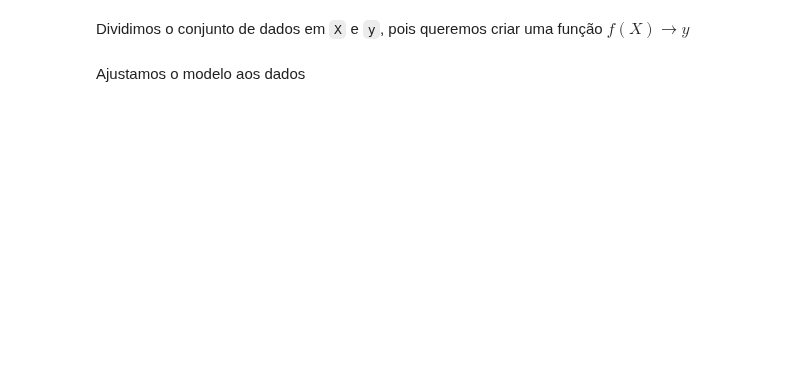
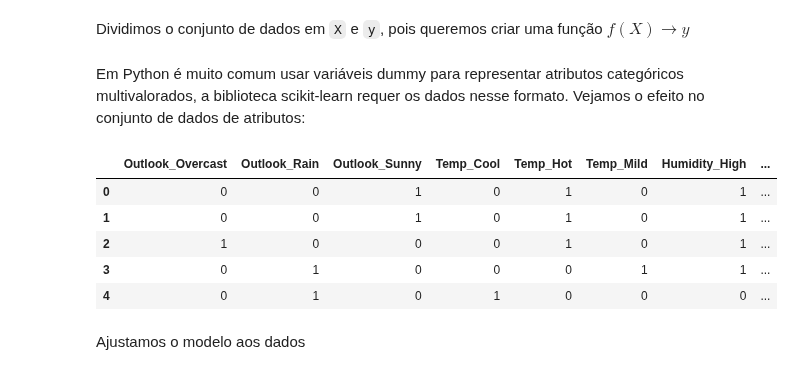
Before and after one commit to anfer86/teaching-datamining-lessons, a Jupyter notebook: aula07/arvores_de_decisao.ipynb, the cells around one changed output. Saved outputs shown, nothing was run; the diff lists cells and outputs as text; code cells hidden in the pictures; blank space fills up the shorter version.

```diff
--- a/aula07/arvores_de_decisao.ipynb
+++ b/aula07/arvores_de_decisao.ipynb
@@ -369,6 +364,17 @@ Dividimos o conjunto de dados em `X` e `y`, pois queremos criar uma função $f(
 X = df.drop([classe], axis = 1)
 X = pd.get_dummies(X)
 y = df[classe]
+# %% [markdown]
+Em Python é muito comum usar variáveis dummy para representar atributos categóricos multivalorados, a biblioteca scikit-learn requer os dados nesse formato. Vejamos o efeito no conjunto de dados de atributos:
+# %%
+X.head()
+# %% [output]
+|  | Outlook_Overcast | Outlook_Rain | Outlook_Sunny | Temp_Cool | Temp_Hot | Temp_Mild | Humidity_High | ... |
+| 0 | 0 | 0 | 1 | 0 | 1 | 0 | 1 | ... |
+| 1 | 0 | 0 | 1 | 0 | 1 | 0 | 1 | ... |
+| 2 | 1 | 0 | 0 | 0 | 1 | 0 | 1 | ... |
+| 3 | 0 | 1 | 0 | 0 | 0 | 1 | 1 | ... |
+| 4 | 0 | 1 | 0 | 1 | 0 | 0 | 0 | ... |
 # %% [markdown]
 Ajustamos o modelo aos dados
 # %%
```
Also changed, not shown: parts of 13 cells of this notebook, 2 other files.
